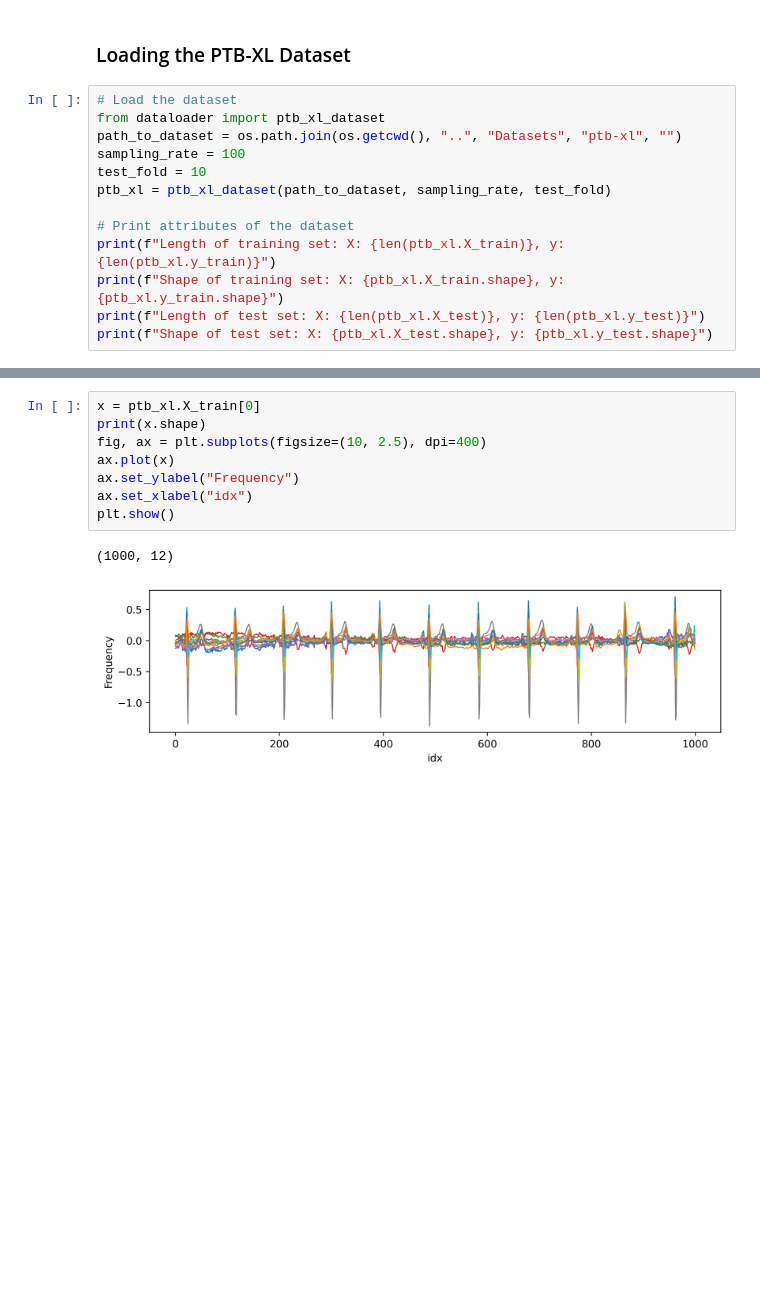
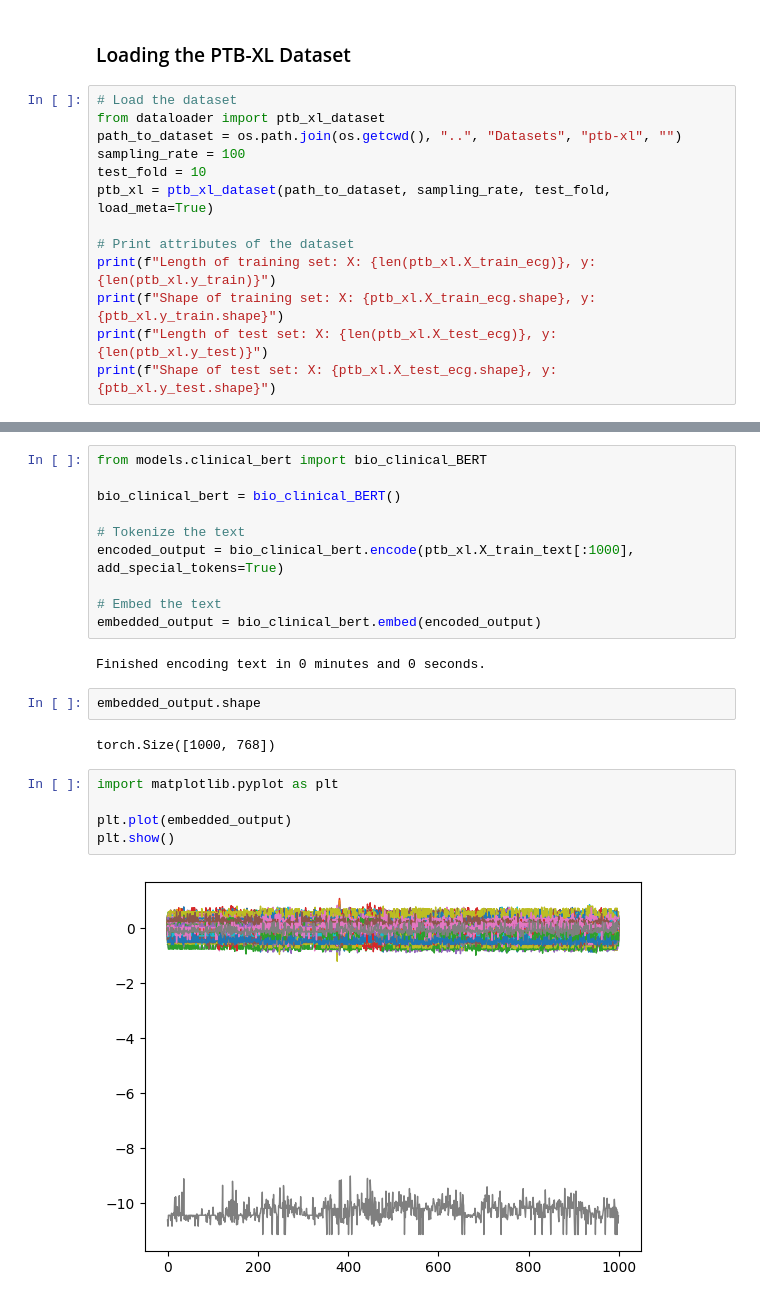
Before and after one commit to Simo067m/Bachelors-project, a Jupyter notebook: src/testing.ipynb, the cells around one changed output, grey strips where cells are left out. Drawn from its saved outputs; the diff is of its cells as text; blank space fills up the shorter version.

Commit message:
Finish ECG encoder implementation, prepare for training

```diff
--- a/src/testing.ipynb
+++ b/src/testing.ipynb
@@ -16,11 +17,11 @@ from dataloader import ptb_xl_dataset
 path_to_dataset = os.path.join(os.getcwd(), "..", "Datasets", "ptb-xl", "")
 sampling_rate = 100
 test_fold = 10
-ptb_xl = ptb_xl_dataset(path_to_dataset, sampling_rate, test_fold)
+ptb_xl = ptb_xl_dataset(path_to_dataset, sampling_rate, test_fold, load_meta=True)
 
 # Print attributes of the dataset
-print(f"Length of training set: X: {len(ptb_xl.X_train)}, y: {len(ptb_xl.y_train)}")
-print(f"Shape of training set: X: {ptb_xl.X_train.shape}, y: {ptb_xl.y_train.shape}")
-print(f"Length of test set: X: {len(ptb_xl.X_test)}, y: {len(ptb_xl.y_test)}")
-print(f"Shape of test set: X: {ptb_xl.X_test.shape}, y: {ptb_xl.y_test.shape}")
+print(f"Length of training set: X: {len(ptb_xl.X_train_ecg)}, y: {len(ptb_xl.y_train)}")
+print(f"Shape of training set: X: {ptb_xl.X_train_ecg.shape}, y: {ptb_xl.y_train.shape}")
+print(f"Length of test set: X: {len(ptb_xl.X_test_ecg)}, y: {len(ptb_xl.y_test)}")
+print(f"Shape of test set: X: {ptb_xl.X_test_ecg.shape}, y: {ptb_xl.y_test.shape}")
 # %% [output]
@@ -29,14 +30,26 @@ Length of training set: X: 19601, y: 19601
 Shape of training set: X: (19601, 1000, 12), y: (19601,)
 Length of test set: X: 2198, y: 2198
 Shape of test set: X: (2198, 1000, 12), y: (2198,)
-# %%
-x = ptb_xl.X_train[0]
-print(x.shape)
-fig, ax = plt.subplots(figsize=(10, 2.5), dpi=400)
-ax.plot(x)
-ax.set_ylabel("Frequency")
-ax.set_xlabel("idx")
-plt.show()
-# %% [output]
-(1000, 12)
-[figure, removed]
+# %%
+from models.clinical_bert import bio_clinical_BERT
+
+bio_clinical_bert = bio_clinical_BERT()
+
+# Tokenize the text
+encoded_output = bio_clinical_bert.encode(ptb_xl.X_train_text[:1000], add_special_tokens=True)
+
+# Embed the text
+embedded_output = bio_clinical_bert.embed(encoded_output)
+# %% [output]
+Finished encoding text in 0 minutes and 0 seconds.
+# %%
+embedded_output.shape
+# %% [output]
+torch.Size([1000, 768])
+# %%
+import matplotlib.pyplot as plt
+
+plt.plot(embedded_output)
+plt.show()
+# %% [output]
+[figure, added]
```
Also changed, not shown: parts of 4 cells of this notebook, 9 other files.
